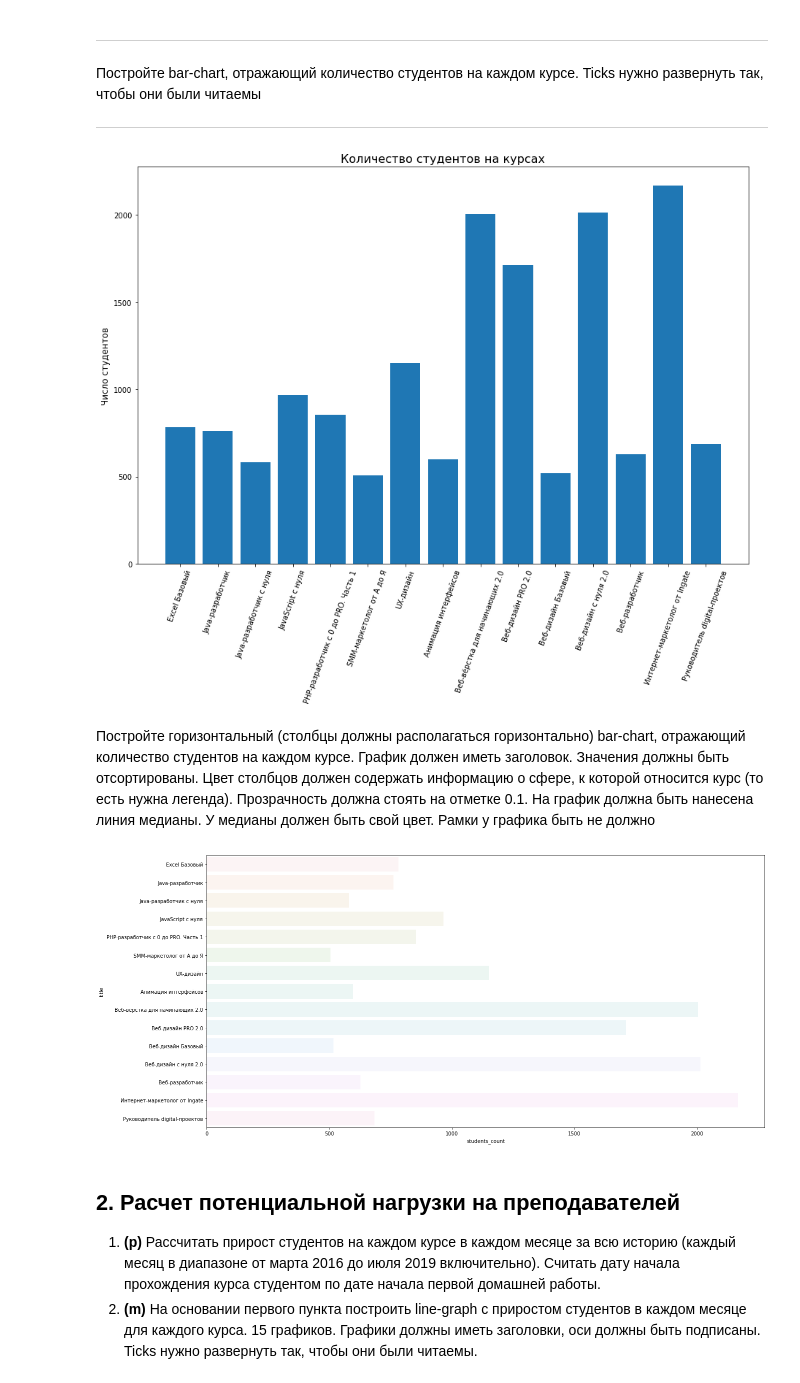
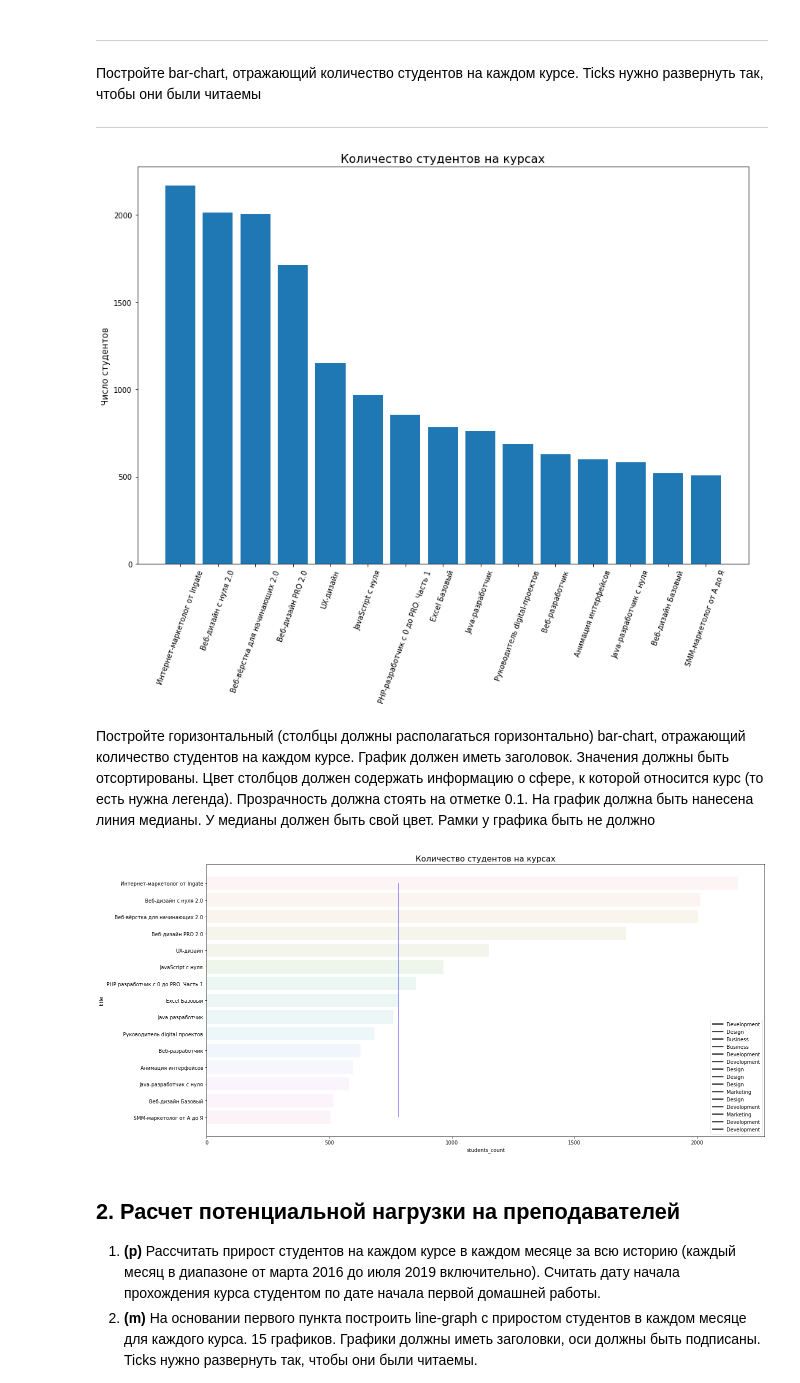
Before and after one commit to vegorovmsk/skillbox_ds_analytics_project_1, a Jupyter notebook: Coursework_analytics_1.ipynb, the cells around one changed output. Drawn from its saved outputs; the diff is of its cells as text; code cells hidden in the pictures.

Commit message:
Partly add second bar-plot for part 1

```diff
--- a/Coursework_analytics_1.ipynb
+++ b/Coursework_analytics_1.ipynb
@@ -346,7 +346,8 @@ lessons_median_df
 # количество учеников на каждом курсе
 
 student_count_by_course = data_df.groupby(['title'])['student_id'].nunique().reset_index().rename(columns={'student_id': 'students_count'})
-student_count_by_course.sort_values(by='students_count', ascending=False)
+student_count_by_course = student_count_by_course.sort_values(by='students_count', ascending=False)
+student_count_by_course
 # %% [output]
 |  | title | students_count |
 | 13 | Интернет-маркетолог от Ingate | 2168 |
@@ -519,18 +520,21 @@ ax.set_title('Количество студентов на курсах', fontsi
 ax.set_ylabel('Число студентов', fontsize=12)
 plt.show()
 # %% [output]
-[figure, old version]
+[figure, new version]
 # %% [markdown]
 Постройте горизонтальный (столбцы должны располагаться горизонтально) bar-chart, отражающий количество студентов на каждом курсе. График должен иметь заголовок. Значения должны быть отсортированы. Цвет столбцов должен содержать информацию о сфере, к которой относится курс (то есть нужна легенда). Прозрачность должна стоять на отметке 0.1. На график должна быть нанесена линия медианы. У медианы должен быть свой цвет. Рамки у графика быть не должно
+# %%
+artists = courses_df.title.to_list()
+labels = courses_df.field.to_list()
 # %%
-fig, axis = plt.subplots(figsize=(20, 10))
-sns.barplot(student_count_by_course.students_count, student_count_by_course.title, alpha=0.1, ax=axis)
-ax.set_title('Количество студентов на курсах', fontsize=12)
-ax.set_xlabel(None)
-
+plt.figure(figsize=(20, 10))
+sns.barplot(student_count_by_course.students_count, student_count_by_course.title, alpha=0.1)
+plt.title('Количество студентов на курсах', fontsize=16)
+plt.legend(labels)
+plt.vlines(student_count_by_course.students_count.median(), ymin=0, ymax=14, colors='blue', alpha=0.5, label='Медианное количество студенотов')
 plt.show()
 # %% [output]
-[figure, old version]
+[figure, new version]
 # %% [markdown]
 ## 2. Расчет потенциальной нагрузки на преподавателей
 
```
Also changed, not shown: parts of 2 cells of this notebook.
